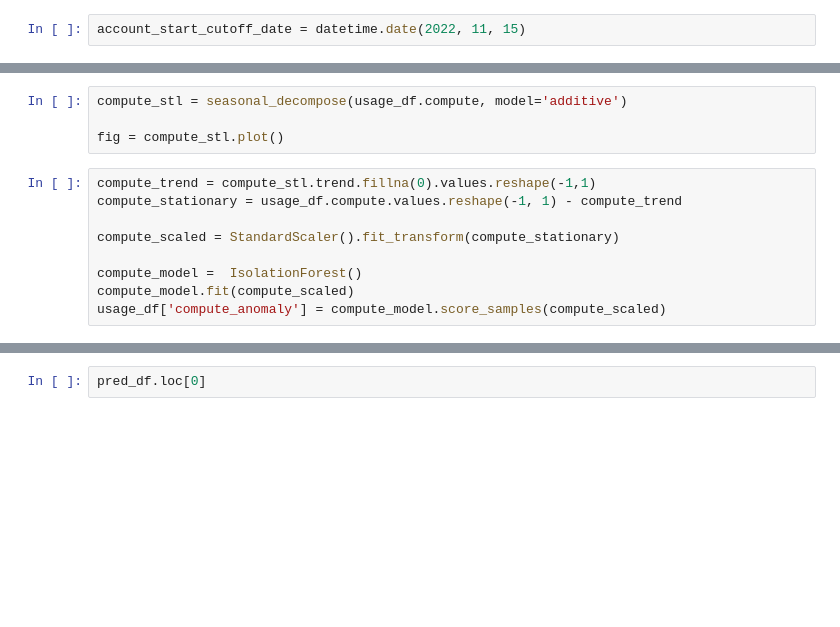
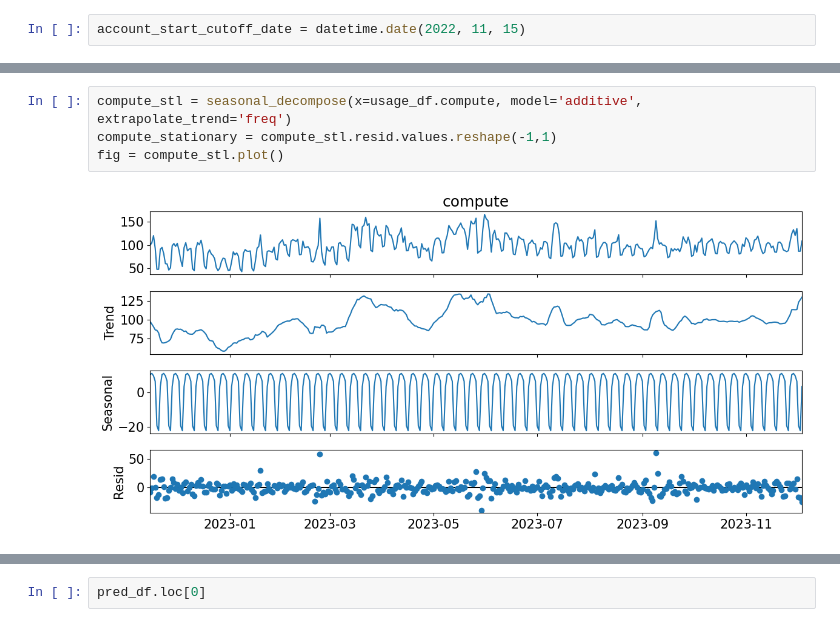
Before and after one commit to astronomer/snowpatrol, a Jupyter notebook: include/snowstorm.ipynb, the cells around one changed output, grey strips where cells are left out. Saved outputs shown, nothing was run; the diff lists cells and outputs as text; blank space fills up the shorter version.

```diff
--- a/include/snowstorm.ipynb
+++ b/include/snowstorm.ipynb
@@ -64,13 +79,6 @@ plt.show()
 # %%
-compute_stl = seasonal_decompose(usage_df.compute, model='additive')
-
+compute_stl = seasonal_decompose(x=usage_df.compute, model='additive', extrapolate_trend='freq')
+compute_stationary = compute_stl.resid.values.reshape(-1,1)
 fig = compute_stl.plot()
+# %% [output]
+[figure, added]
-# %%
-compute_trend = compute_stl.trend.fillna(0).values.reshape(-1,1)
-compute_stationary = usage_df.compute.values.reshape(-1, 1) - compute_trend
-
-compute_scaled = StandardScaler().fit_transform(compute_stationary)
-
-compute_model =  IsolationForest()
-compute_model.fit(compute_scaled)
-usage_df['compute_anomaly'] = compute_model.score_samples(compute_scaled)
```
Also changed, not shown: parts of 15 cells of this notebook, 7 other files.
